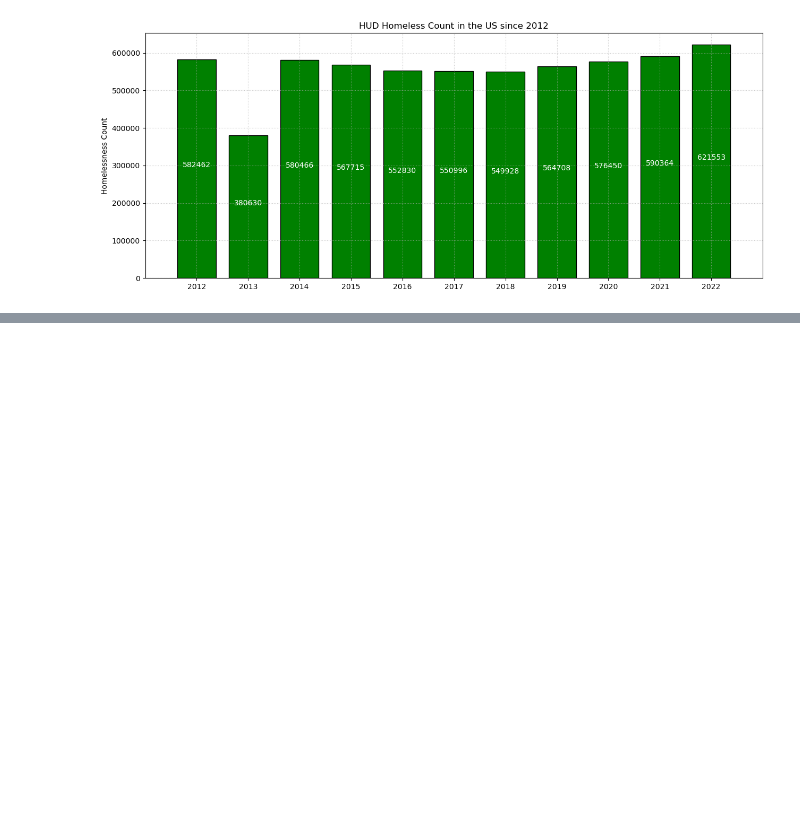
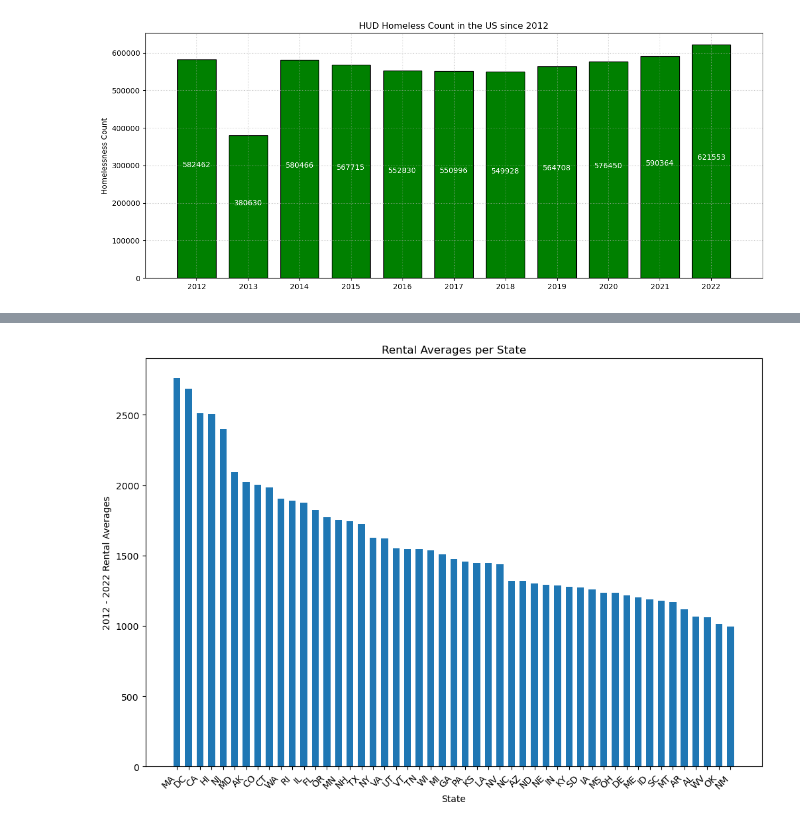
Before and after one commit to DylanSui799/UCBProjectOne, a Jupyter notebook: Viktor's code/Rental_VS_Homelesess.ipynb, the cells around one changed output, grey strips where cells are left out. Saved outputs shown, nothing was run; the diff lists cells and outputs as text; code cells hidden in the pictures; blank space fills up the shorter version.

```diff
--- a/Viktor's code/Rental_VS_Homelesess.ipynb
+++ b/Viktor's code/Rental_VS_Homelesess.ipynb
@@ -377,0 +378,27 @@ plt.show()
+# %%
+state_averages = rental_df_yearly.mean(axis=1).round()
+
+state_averages_df = pd.DataFrame({"2012 - 2022 Rental Averages": state_averages, "State": rental_df_yearly.index})
+
+state_averages_df = state_averages_df.sort_values(by="2012 - 2022 Rental Averages", ascending=False)
+
+
+fig, ax = plt.subplots(figsize=(12, 8))
+bar_width = 0.6
+
+
+bars = ax.bar(state_averages_df["State"], state_averages_df["2012 - 2022 Rental Averages"], width=bar_width)
+
+plt.title("Rental Averages per State")
+plt.xlabel("State")
+plt.ylabel("2012 - 2022 Rental Averages")
+
+
+plt.xticks(rotation=45, ha='right')
+
+plt.savefig("../Outputs/rental_averages_per_state")
+
+
+plt.show()
+# %% [output]
+[figure, added]
```
Also changed, not shown: parts of 3 cells of this notebook, 8 other files.
